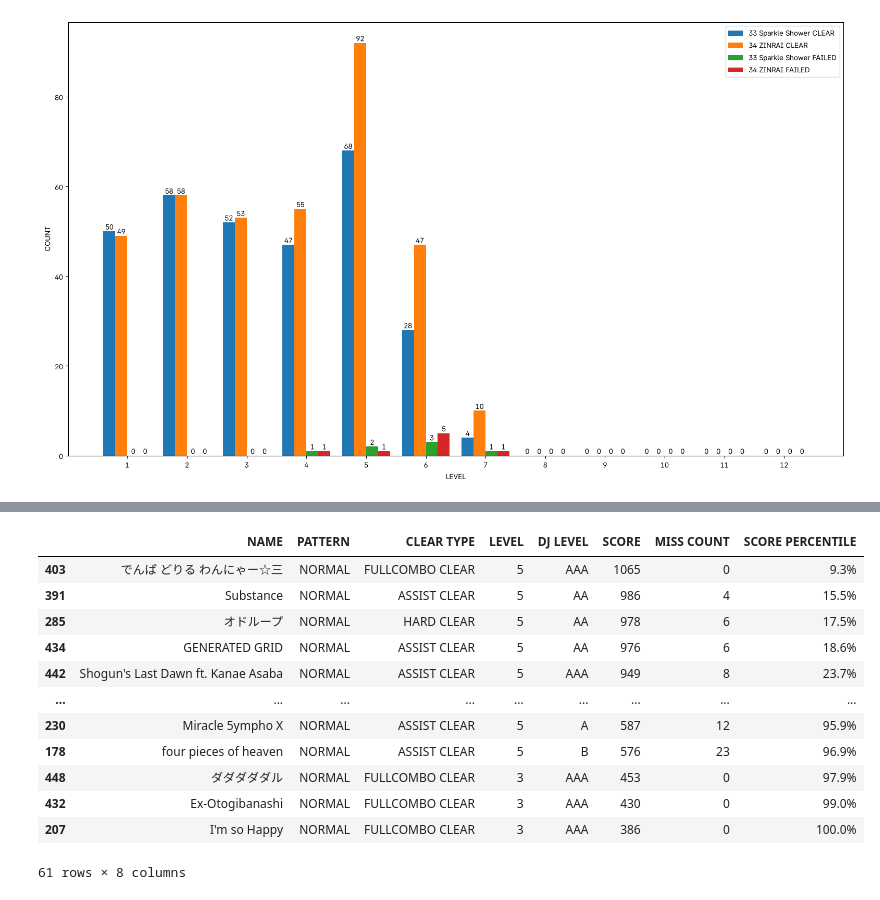
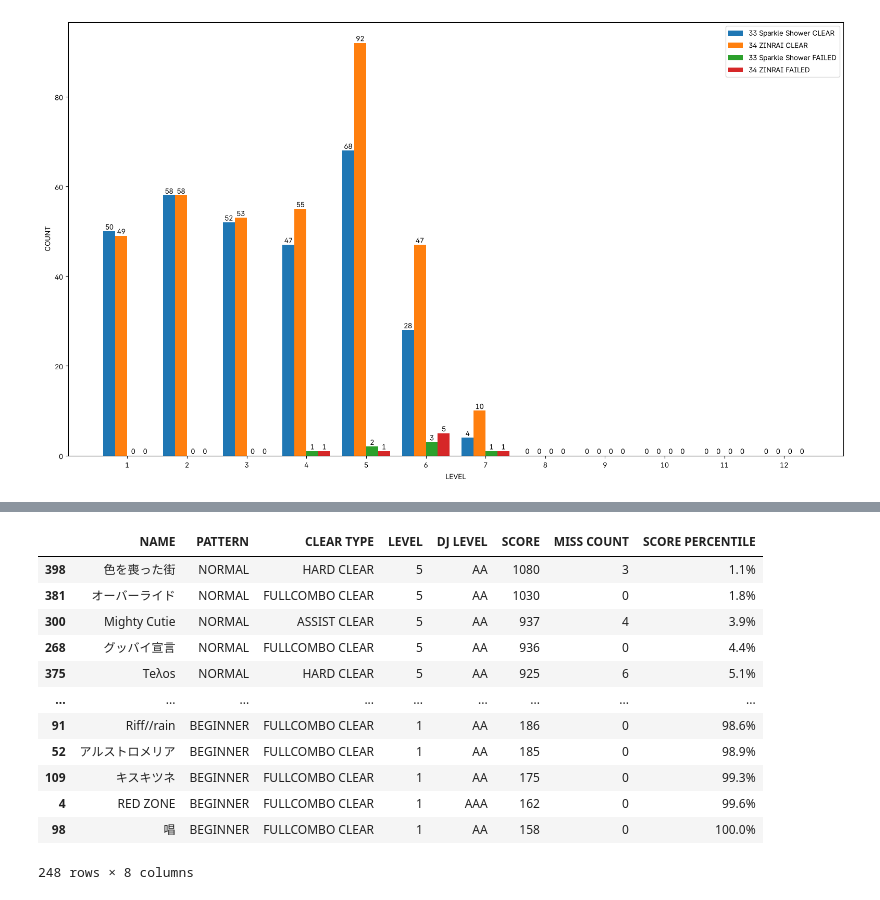
Before and after one commit to pji2918/py, a Jupyter notebook: iidxanalysis.ipynb, the cells around one changed output, grey strips where cells are left out. Cells and saved outputs as stored; diff of their text form; code cells hidden in the pictures.

```diff
--- a/iidxanalysis.ipynb
+++ b/iidxanalysis.ipynb
@@ -425,26 +436,24 @@ plt.show()
 # %%
-ranks: pd.DataFrame = merged_data2.copy()[
-    (merged_data2["CLEAR TYPE"] != "NO PLAY")
-    & (merged_data2["SCORE"] > 0)
-    & (merged_data2["MISS COUNT"] >= 0)
+ranks: pd.DataFrame = merged_data1.copy()[
+    (merged_data1["CLEAR TYPE"] != "NO PLAY") & (merged_data1["MISS COUNT"] >= 0)
 ]
 
 ranks["SCORE PERCENTILE"] = ranks["SCORE"].rank(pct=True, ascending=False) * 100
 ranks = ranks.sort_values("SCORE PERCENTILE")
 ranks["SCORE PERCENTILE"] = ranks["SCORE PERCENTILE"].round(1).astype(str) + "%"
 
 ranks[ranks["LEVEL"] <= 5]
 # %% [output]
 |  | NAME | PATTERN | CLEAR TYPE | LEVEL | DJ LEVEL | SCORE | MISS COUNT | SCORE PERCENTILE |
-| 403 | でんぱ どりる わんにゃー☆三 | NORMAL | FULLCOMBO CLEAR | 5 | AAA | 1065 | 0 | 9.3% |
-| 391 | Substance | NORMAL | ASSIST CLEAR | 5 | AA | 986 | 4 | 15.5% |
-| 285 | オドループ | NORMAL | HARD CLEAR | 5 | AA | 978 | 6 | 17.5% |
-| 434 | GENERATED GRID | NORMAL | ASSIST CLEAR | 5 | AA | 976 | 6 | 18.6% |
-| 442 | Shogun's Last Dawn ft. Kanae Asaba | NORMAL | ASSIST CLEAR | 5 | AAA | 949 | 8 | 23.7% |
+| 398 | 色を喪った街 | NORMAL | HARD CLEAR | 5 | AA | 1080 | 3 | 1.1% |
+| 381 | オーバーライド | NORMAL | FULLCOMBO CLEAR | 5 | AA | 1030 | 0 | 1.8% |
+| 300 | Mighty Cutie | NORMAL | ASSIST CLEAR | 5 | AA | 937 | 4 | 3.9% |
+| 268 | グッバイ宣言 | NORMAL | FULLCOMBO CLEAR | 5 | AA | 936 | 0 | 4.4% |
+| 375 | Τeλοs | NORMAL | HARD CLEAR | 5 | AA | 925 | 6 | 5.1% |
 | ... | ... | ... | ... | ... | ... | ... | ... | ... |
-| 230 | Miracle 5ympho X | NORMAL | ASSIST CLEAR | 5 | A | 587 | 12 | 95.9% |
-| 178 | four pieces of heaven | NORMAL | ASSIST CLEAR | 5 | B | 576 | 23 | 96.9% |
-| 448 | ダダダダダル | NORMAL | FULLCOMBO CLEAR | 3 | AAA | 453 | 0 | 97.9% |
-| 432 | Ex-Otogibanashi | NORMAL | FULLCOMBO CLEAR | 3 | AAA | 430 | 0 | 99.0% |
-| 207 | I'm so Happy | NORMAL | FULLCOMBO CLEAR | 3 | AAA | 386 | 0 | 100.0% |
+| 91 | Riff//rain | BEGINNER | FULLCOMBO CLEAR | 1 | AA | 186 | 0 | 98.6% |
+| 52 | アルストロメリア | BEGINNER | FULLCOMBO CLEAR | 1 | AA | 185 | 0 | 98.9% |
+| 109 | キスキツネ | BEGINNER | FULLCOMBO CLEAR | 1 | AA | 175 | 0 | 99.3% |
+| 4 | RED ZONE | BEGINNER | FULLCOMBO CLEAR | 1 | AAA | 162 | 0 | 99.6% |
+| 98 | 唱 | BEGINNER | FULLCOMBO CLEAR | 1 | AA | 158 | 0 | 100.0% |
-61 rows × 8 columns
+248 rows × 8 columns
```
Also changed, not shown: parts of 4 cells of this notebook.
